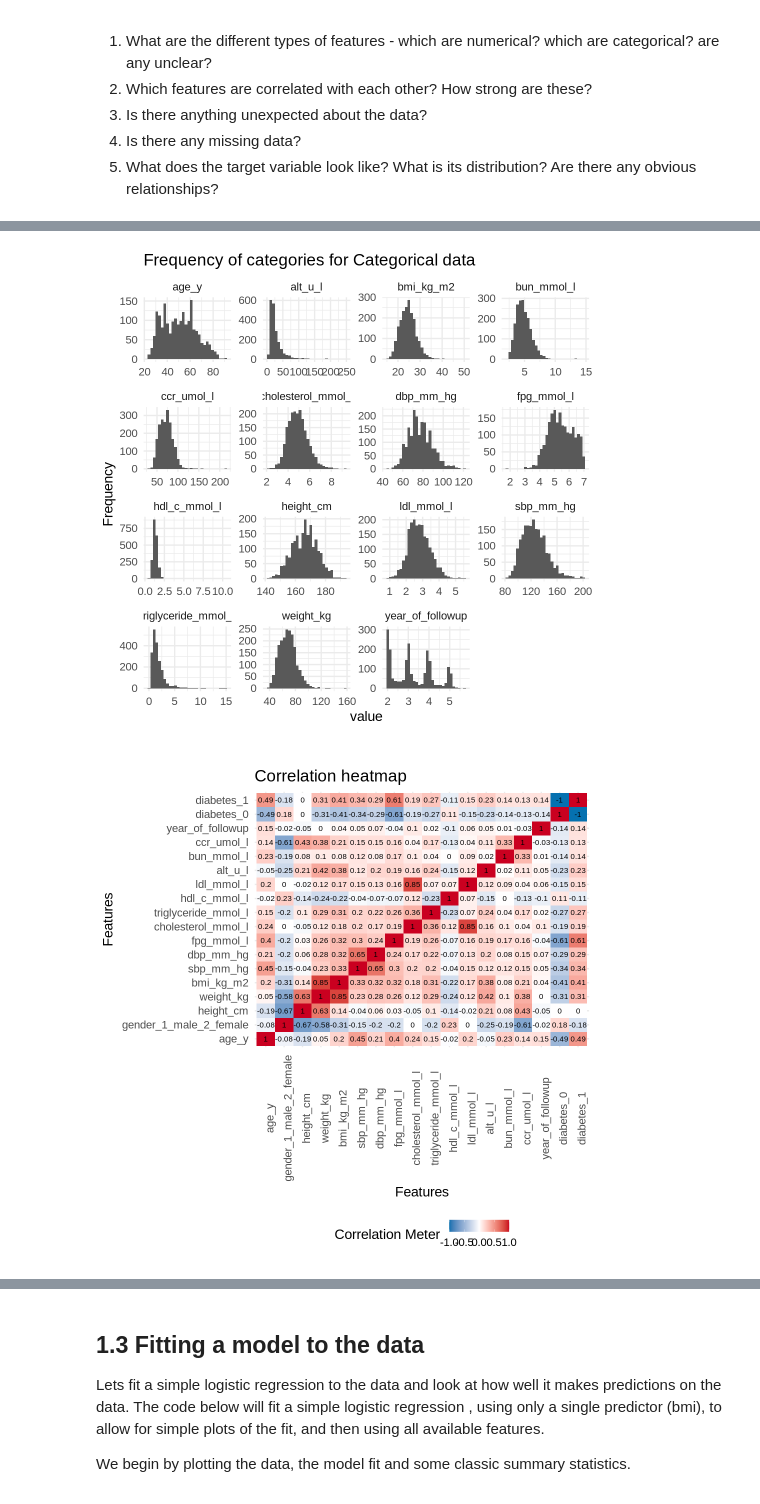
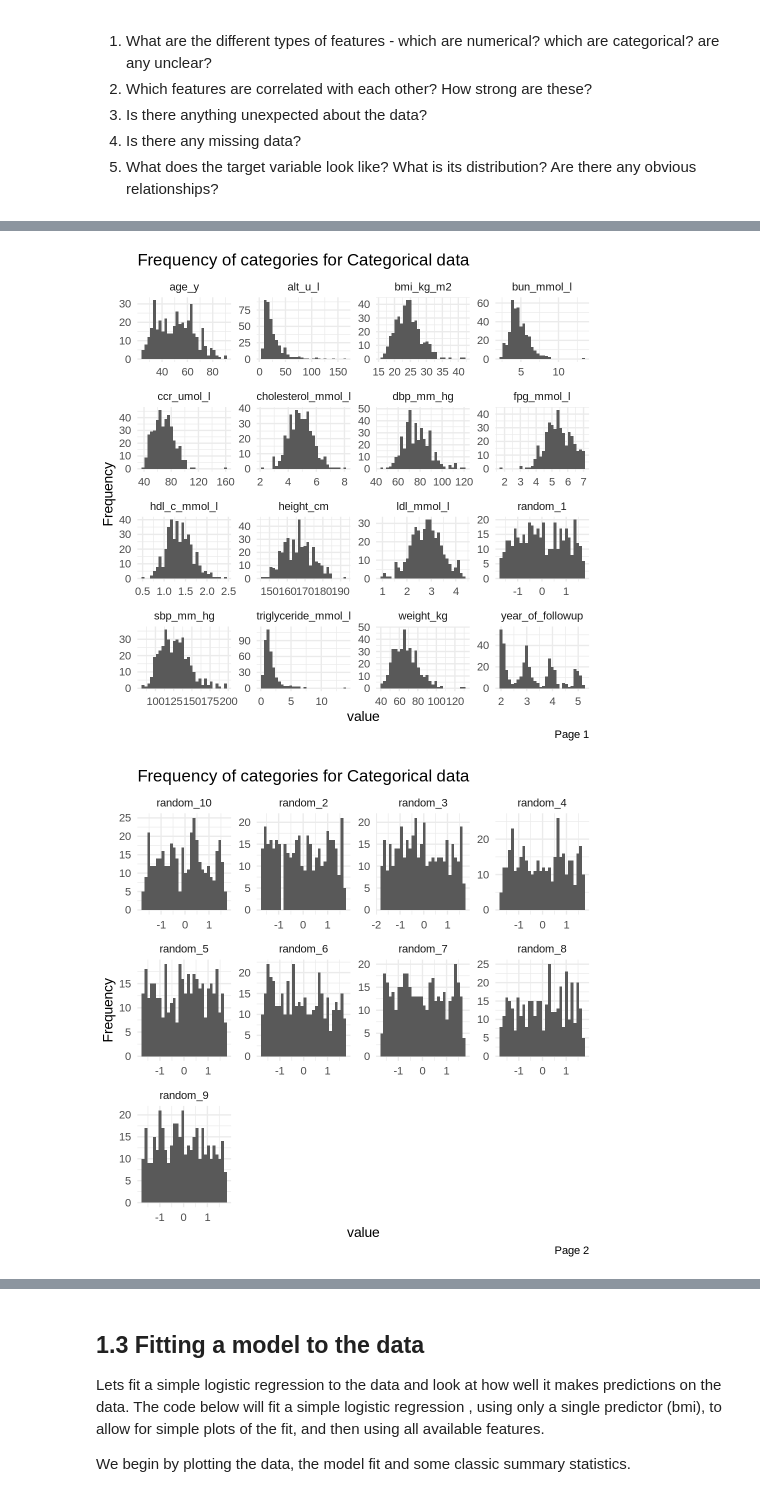
Before and after one commit to bwgoudey/IntroMLforLifeScienceWorkshopR, a Jupyter notebook: IntroToML2024_R.ipynb, the cells around one changed output, grey strips where cells are left out. Saved outputs shown, nothing was run; the diff lists cells and outputs as text; code cells hidden in the pictures.

```diff
--- a/IntroToML2024_R.ipynb
+++ b/IntroToML2024_R.ipynb
@@ -114,15 +125,10 @@ also installing the dependency ‘RcppEigen’
 # %%
 # Read the dataset straight from github
 set.seed(1)
-diabetes_df <- read.csv(url("https://raw.githubusercontent.com/bwgoudey/IntroMLforLifeScienceWorkshopR/main/RC_health_data_n2000.csv"))
-diabetes_df = diabetes_df %>%
-  dplyr::select(-id) %>%
-    mutate(diabetes=factor(diabetes))
-train_test_split=initial_split(diabetes_df, prop = 0.8)
-diabetes_train_df = training(train_test_split)
-diabetes_test_df= testing(train_test_split)
-diabetes_study2_df=diabetes_df %>% group_by(diabetes) %>% slice_head(n=20) %>% ungroup()
+diabetes_df_raw <- read.csv(url("https://raw.githubusercontent.com/bwgoudey/IntroMLforLifeScienceWorkshopR/main/RC_health_data_n2000.csv")) %>% filter(!is.na(id))
 
-cat(sprintf("Number of individuals in training data: %s\n", nrow(diabetes_train_df)))
-cat(sprintf("Number of individuals in test data: %s\n", nrow(diabetes_test_df)))
+diabetes_data <- load_diabetes_data(diabetes_df_raw, nsamples=400, add_n_features=10)
+
+cat(sprintf("Number of individuals in training data: %s\n", nrow(diabetes_data[['study1']])))
+cat(sprintf("Number of individuals in test data: %s\n", nrow(diabetes_data[['study2']])))
 # %% [output]
@@ -229,22 +235,22 @@ The DataExplorer package takes a data frame and gives a report that has a number
 # %%
 options(repr.plot.width = 10, repr.plot.height = 10, repr.plot.res = 100)
 #DataExplorer::create_report(diabetes_train_df)
-plot_intro(diabetes_df,
+plot_intro(diabetes_data[['study1']],
            title = "Overview of Diabetes Data",
            ggtheme = theme_minimal(base_size = 20),
                 )
-plot_missing(diabetes_df,
+plot_missing(diabetes_data[['study1']],
            title = "Missingness in Diabetes Data",
            ggtheme = theme_minimal(base_size = 20))
 
-plot_bar(diabetes_df, by="diabetes",
+plot_bar(diabetes_data[['study1']], by="diabetes",
            ggtheme = theme_minimal(base_size = 20))
 
-plot_histogram(diabetes_df,
+plot_histogram(diabetes_data[['study1']],
            title = "Frequency of categories for Categorical data",
            ggtheme = theme_minimal(base_size = 20))
 
-plot_correlation(diabetes_df, maxcat = 5L,
+plot_correlation(diabetes_data[['study1']], maxcat = 5L,
            title = "Correlation heatmap",
            ggtheme = theme_minimal(base_size = 20))
 # %% [output]
@@ -254,2 +260,2 @@ plot_correlation(diabetes_df, maxcat = 5L,
-[figure, old version]
+[figure, new version]
-[figure, old version]
+[figure, new version]
```
Also changed, not shown: parts of 17 cells of this notebook.
